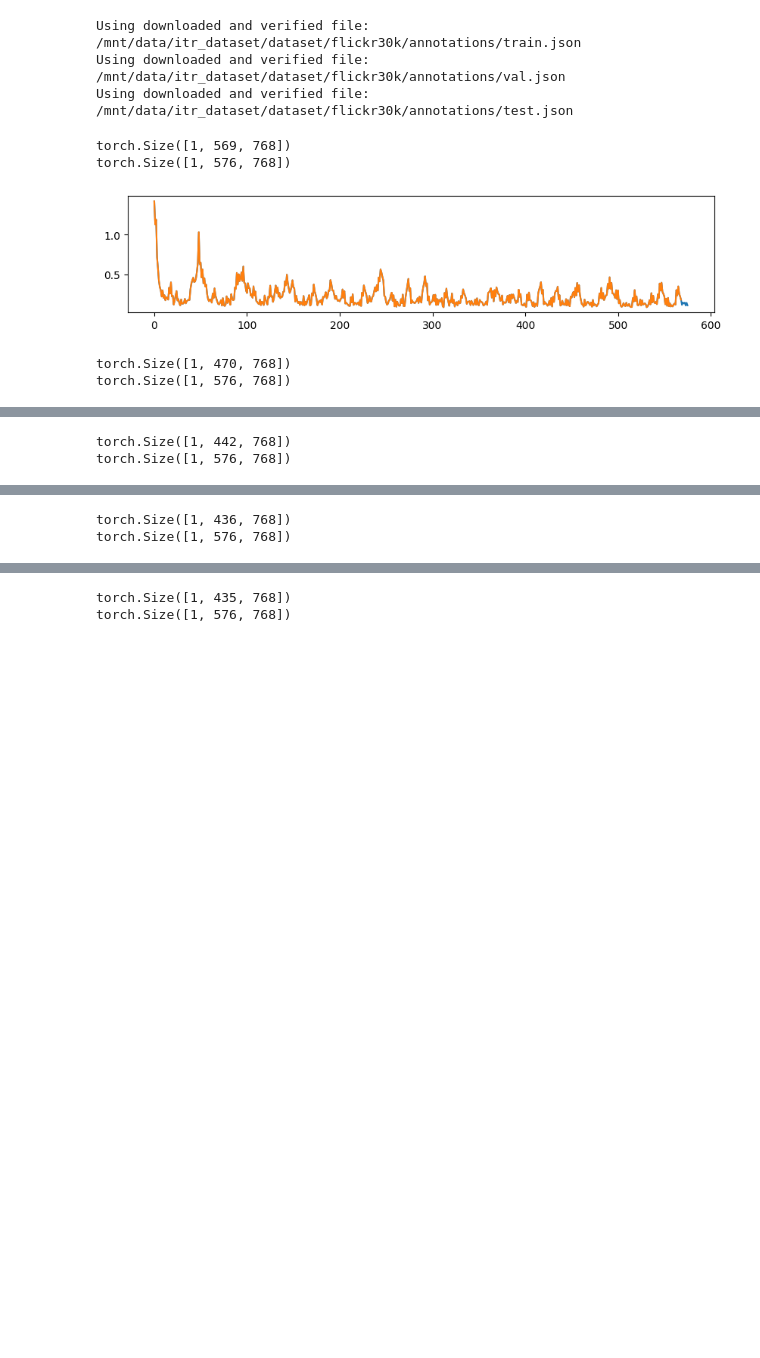
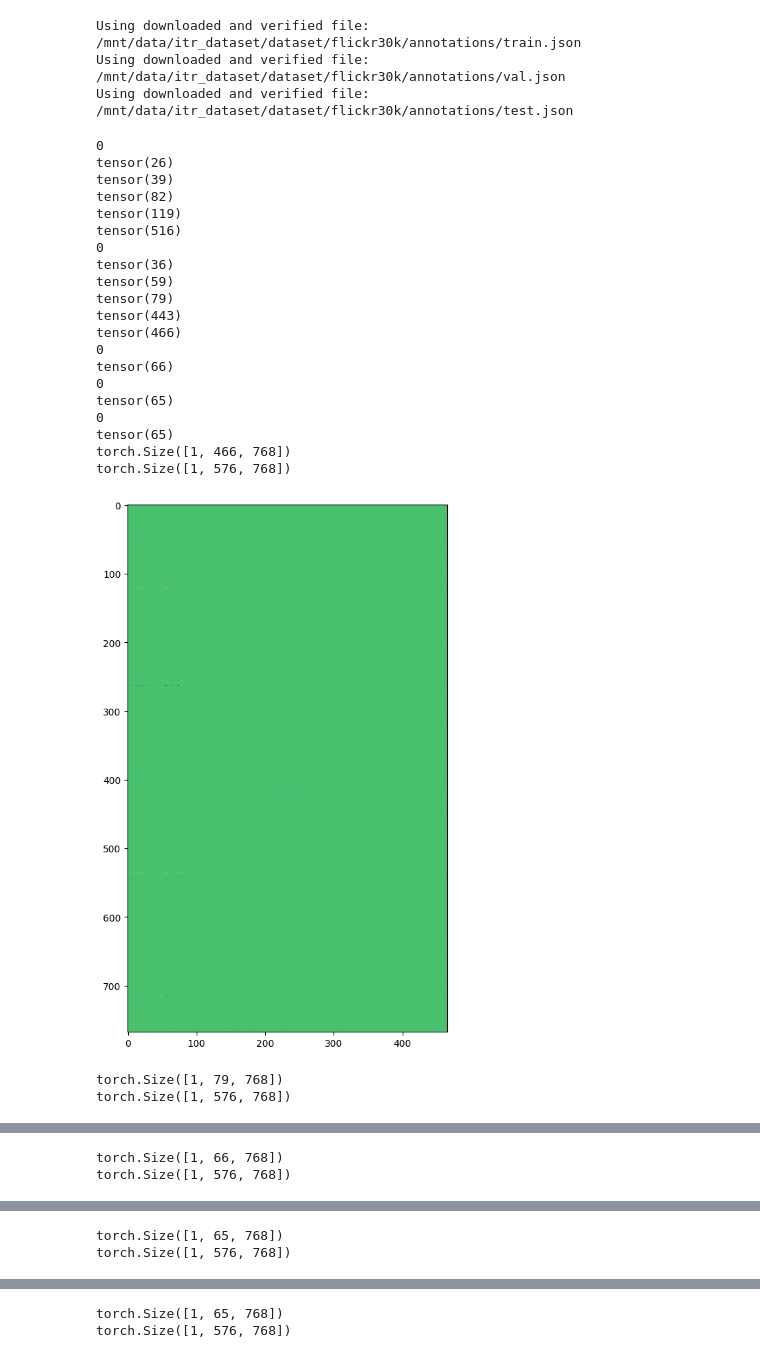
Before and after one commit to hchautran/HypCLIP, a Jupyter notebook: lab.ipynb, the cells around one changed output, grey strips where cells are left out. Saved outputs shown, nothing was run; the diff lists cells and outputs as text; code cells hidden in the pictures; blank space fills up the shorter version.

```diff
--- a/lab.ipynb
+++ b/lab.ipynb
@@ -34,9 +34,16 @@ def plot_hidden_states(hidden_states, filtered=False):
     plt.plot(numpy_array)# You can choose a different colormap
     # plt.colorbar()
     plt.show()
+# %%
+from config import parser, config_dict, config_args, add_flags_from_config, argparse
+
+parser = argparse.ArgumentParser()
+for _, config_dict in config_args.items():
+    parser = add_flags_from_config(parser, config_dict)
 # %%
 from lavis.models import load_model_and_preprocess
-from model.modules.dct_blip import DCTLAVISBlip
+from model.modules.dct_models import DCTLAVISBlip
+
 
 model, vis_processors, txt_processors = load_model_and_preprocess("blip_retrieval", "flickr", is_eval=False)
 train_loader, val_loader, test_loader = get_loaders(
@@ -47,6 +54,6 @@ train_loader, val_loader, test_loader = get_loaders(
     tokenizer=model.tokenizer,
 )
 device = torch.device('cpu')
-model = DCTLAVISBlip(model)
+model = DCTLAVISBlip(model, compress_method='svd')
 # %%
 # from transformers import AutoModel, AutoProcessor
@@ -83,43 +90,71 @@ for batch in tqdm(test_loader):
     break
 with torch.no_grad():
     # print(batch['pixel_values'].shape)
-    _,_, hidden_states,x_dct = model.get_vision_features(pixel_values=batch['pixel_values'].to(device), apply_fourier=False,return_all_fourier_signals=True)
-    _,_, filtered_hidden_states,x_dct_filtered = model.get_vision_features(pixel_values=batch['pixel_values'].to(device), apply_fourier=True, return_all_fourier_signals=True)
+    _,_, hidden_states,x_dct = model.get_vision_features(pixel_values=batch['pixel_values'].to(device), use_compressed_hidden_state=False,return_all_fourier_signals=True)
+    _,_, filtered_hidden_states,x_dct_filtered = model.get_vision_features(pixel_values=batch['pixel_values'].to(device), use_compressed_hidden_state=True, return_all_fourier_signals=True)
     for i in range(len(filtered_hidden_states)):
 
         # filtered_hidden_state = filtered_hidden_states[i].permute(1,0,2)
         # hidden_state = hidden_states[i].permute(1,0,2)
         # x_dct_filtered = dct(filtered_hidden_state.transpose(0,2), norm='ortho').transpose(0,2)
         # x_dct = dct(hidden_state.transpose(0,2), norm='ortho').transpose(0,2)[:x_dct_filtered.shape[0],:, :]
         # x_dct_filtered =x_dct_filtered.permute(1,0,2)
         # x_dct = x_dct.permute(1,0,2)
         # threshold = 0.05
-        pred = torch.abs(x_dct_filtered[i])
+        pred = x_dct_filtered[i]
         # pred = upsample(pred.permute(0,2,1)).permute(0,2,1)
-        target = torch.abs(x_dct[i])
+        target = x_dct[i]
         print(pred.shape)
         print(hidden_states[i].shape)
         # pred_amplitude = torch.abs(x_dct_filtered[i])
 
-        x_dct_filtered_mean =pred.mean(0).mean(1)
-        x_dct_mean = target.mean(0).mean(1)
+        # x_dct_filtered_mean =pred.mean(0).mean(1)
+        # x_dct_mean = target.mean(0).mean(1)
+        # x_dct_filtered_mean =torch.abs(pred.mean(0).mean(1))
+        # x_dct_mean = torch.abs(target.mean(0).mean(1))
+        x_dct_filtered_mean =pred.mean(0)
+        x_dct_mean = target.mean(0)
+        x_dct_filtered_std =pred.mean(0).std(1) **2
+        x_dct_mean_std = target.mean(0).std(1) **2
         # threshold =torch.quantile(x_dct_mean, 0.95, dim=-1, keepdim=True)
 
         # indices = torch.where(x_dct_mean > threshold)
         # last_index = indices[0][-1].item() if indices[0].numel() > 0 else -1
         # print(threshold)
         # print(last_index)
 
-        plt.figure(figsize=(10, 2))
-        plt.plot(x_dct_mean.cpu().detach().numpy())
-        plt.plot(x_dct_filtered_mean.cpu().detach().numpy())
+        plt.figure(figsize=(20, 10))
+        # plt.plot(x_dct_filtered_mean.mean(1).cpu().detach().numpy())
+        # plt.plot(x_dct_mean_std.cpu().detach().numpy())
+        # plt.imshow(x_dct_mean_std.cpu().detach().numpy())
+        plt.imshow(x_dct_filtered_mean.T.cpu().detach().numpy())
+        # plt.plot(x_dct_mean)
+        # plt.plot(x_dct_filtered_mean)
         plt.show()
 
 
 # plot_hidden_states(hidden_states, filtered=True)
 # %% [output]
-torch.Size([1, 569, 768])
+0
+tensor(26)
+tensor(39)
+tensor(82)
+tensor(119)
+tensor(516)
+0
+tensor(36)
+tensor(59)
+tensor(79)
+tensor(443)
+tensor(466)
+0
+tensor(66)
+0
+tensor(65)
+0
+tensor(65)
+torch.Size([1, 466, 768])
 torch.Size([1, 576, 768])
-[figure, old version]
+[figure, new version]
-torch.Size([1, 470, 768])
+torch.Size([1, 79, 768])
 torch.Size([1, 576, 768])
@@ -127,2 +162,2 @@ torch.Size([1, 576, 768])
-torch.Size([1, 442, 768])
+torch.Size([1, 66, 768])
 torch.Size([1, 576, 768])
@@ -130,2 +165,2 @@ torch.Size([1, 576, 768])
-torch.Size([1, 436, 768])
+torch.Size([1, 65, 768])
 torch.Size([1, 576, 768])
@@ -133,2 +168,2 @@ torch.Size([1, 576, 768])
-torch.Size([1, 435, 768])
+torch.Size([1, 65, 768])
 torch.Size([1, 576, 768])
```
Also changed, not shown: parts of 14 cells of this notebook, 9 other files.
